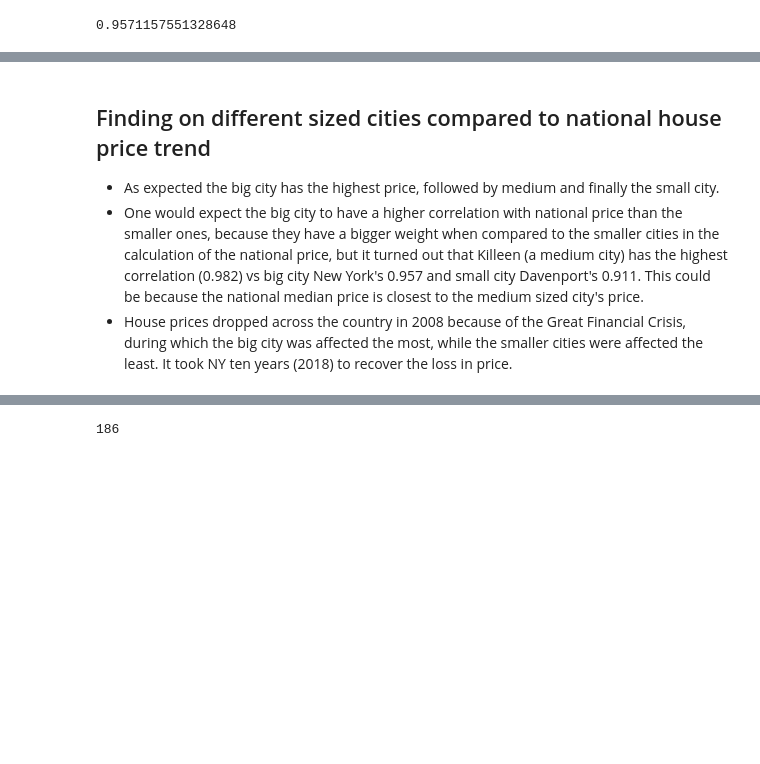
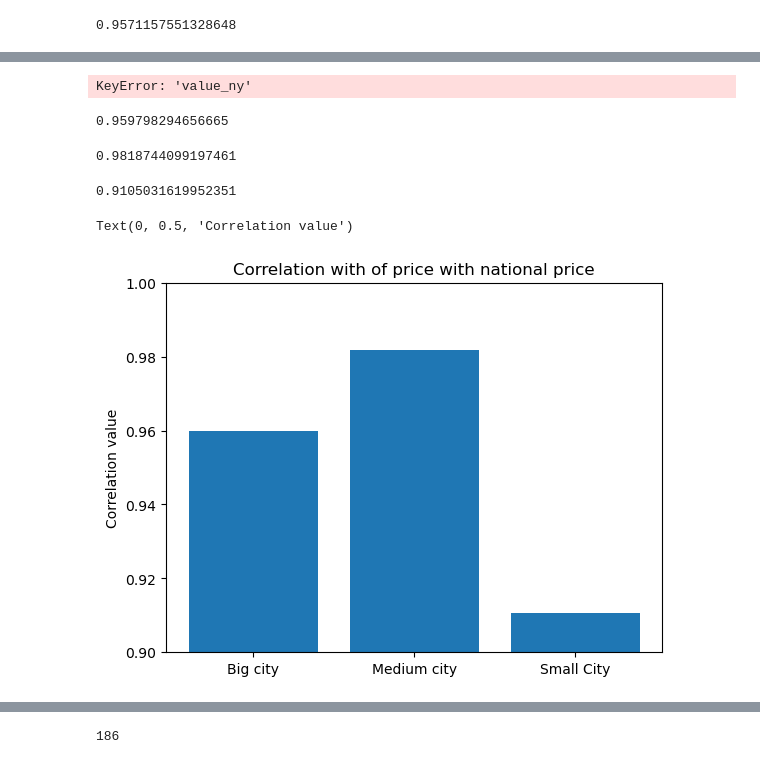
Before and after one commit to wdeen/project-real-estate-analysis, a Jupyter notebook: analysis_jun.ipynb, the cells around one changed output, grey strips where cells are left out. Cells and saved outputs as stored; diff of their text form; code cells hidden in the pictures; blank space fills up the shorter version.

```diff
--- a/analysis_jun.ipynb
+++ b/analysis_jun.ipynb
@@ -937,5 +910,35 @@ us_dp_corr_r
-# %% [markdown]
-## Finding on different sized cities compared to national house price trend
-- As expected the big city has the highest price, followed by medium and finally the small city.
-- One would expect the big city to have a higher correlation with national price than the smaller ones, because they have a bigger weight when compared to the smaller cities in the calculation of the national price, but it turned out that Killeen (a medium city) has the highest correlation (0.982) vs big city New York's 0.957 and small city Davenport's 0.911. This could be because the national median price is closest to the medium sized city's price.
-- House prices dropped across the country in 2008 because of the Great Financial Crisis, during which the big city was affected the most, while the smaller cities were affected the least. It took NY ten years (2018) to recover the loss in price.
+# %%
+us_dayton_r = pd.merge( dayton_39r[['date','value']], usa_srsm_comb[['date', 'value']], on='date',suffixes=['_dayton', '_us'])
+us_dayton_corr_r = us_dayton_r['value_ny'].corr(us_dayton_r['value_us'])
+us_dayton_corr_r
+# %% [output]
+KeyError: 'value_ny'
+# %%
+us_ny_r = pd.merge( ny_r[['date','value']], usa_srsm_comb[['date', 'value']], on='date',suffixes=['_ny', '_us'])
+us_ny_corr_r = us_ny_r['value_ny'].corr(us_ny_r['value_us'])
+us_ny_corr_r
+# %% [output]
+0.959798294656665
+# %%
+us_ki_r = pd.merge( killeen_r[['date','value']], usa_srsm_comb[['date', 'value']], on='date',suffixes=['_ki', '_us'])
+us_ki_corr_r = us_ki_r['value_ki'].corr(us_ki_r['value_us'])
+us_ki_corr_r
+# %% [output]
+0.9818744099197461
+# %%
+us_dp_r = pd.merge( davenport_r[['date','value']], usa_srsm_comb[['date', 'value']], on='date',suffixes=['_dp', '_us'])
+us_dp_corr_r = us_dp_r['value_dp'].corr(us_dp_r['value_us'])
+us_dp_corr_r
+# %% [output]
+0.9105031619952351
+# %%
+# bar chart for correlation
+data=[us_ny_corr_r, us_ki_corr_r, us_dp_corr_r]
+labels= ['Big city', 'Medium city', 'Small City']
+plt.bar(labels, data)
+plt.ylim(.9, 1)
+plt.title('Correlation with of price with national price')
+plt.ylabel('Correlation value')
+# %% [output]
+Text(0, 0.5, 'Correlation value')
+[figure, added]
```
Also changed, not shown: parts of 84 cells of this notebook.
